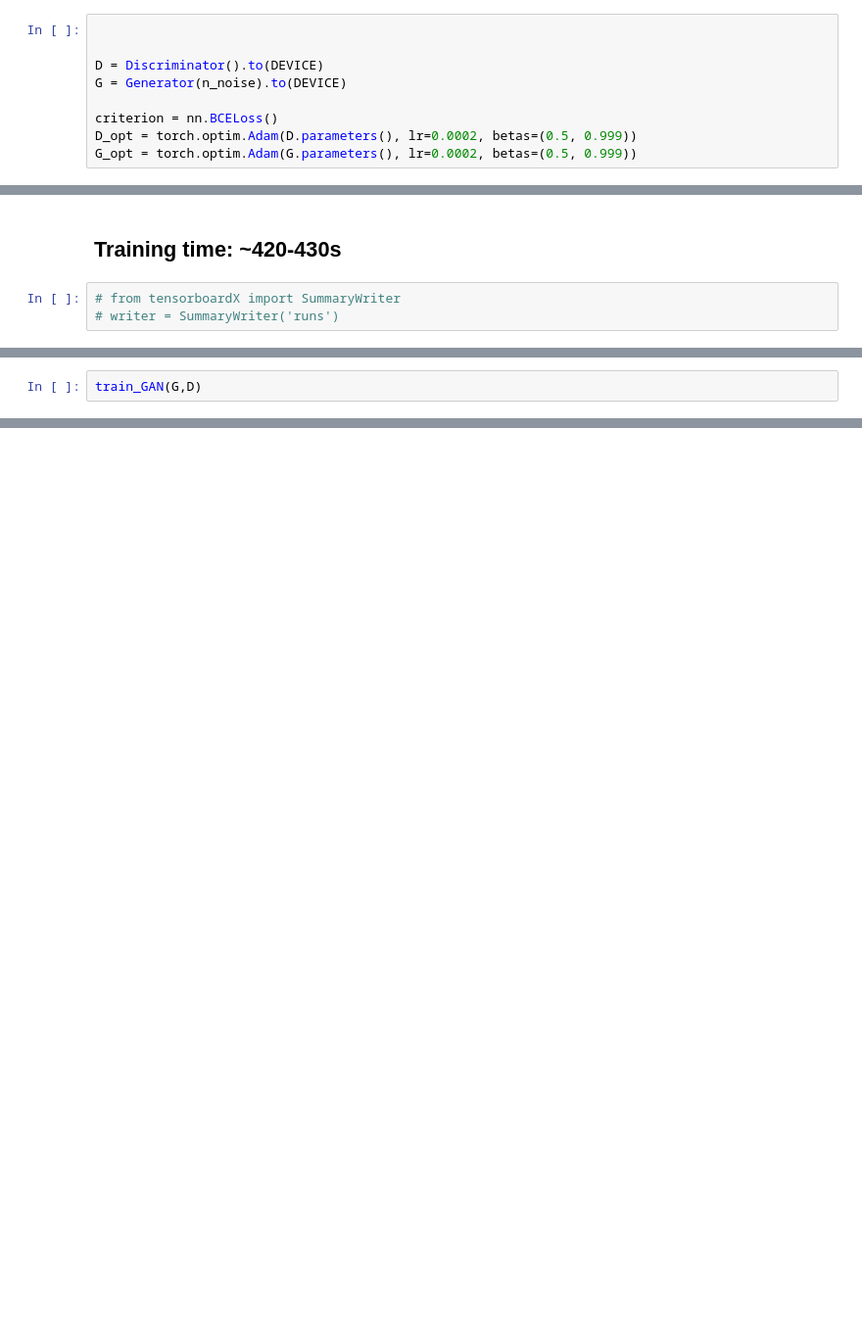
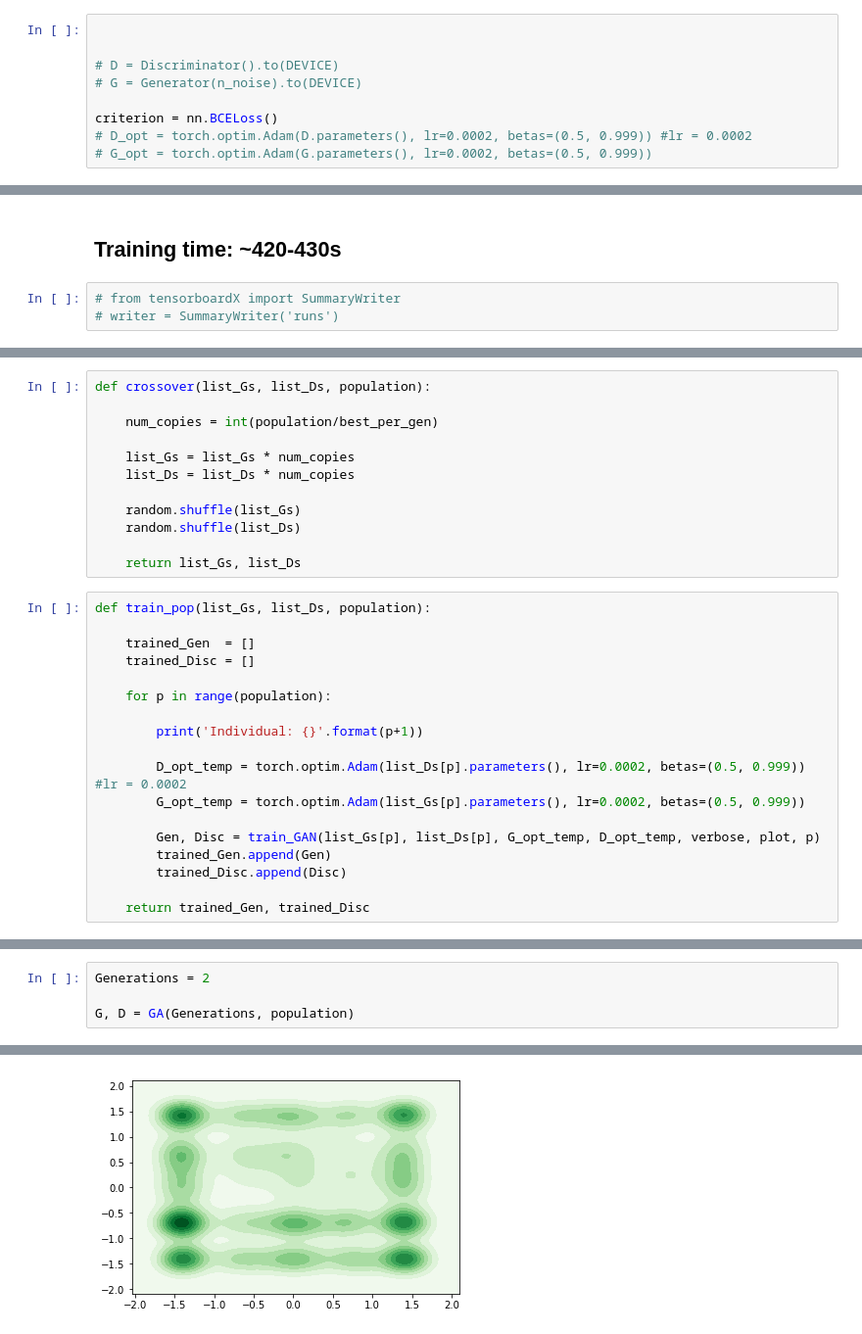
Before and after one commit to kiniavinash/GANwithGA, a Jupyter notebook: code/GAN.ipynb, the cells around one changed output, grey strips where cells are left out. Shown: that part at 98% size. Cells and saved outputs as stored; diff of their text form; blank space fills up the shorter version.

```diff
--- a/code/GAN.ipynb
+++ b/code/GAN.ipynb
@@ -156,12 +174,12 @@ def inf_train_gen():
 # %%
 
 
-D = Discriminator().to(DEVICE)
-G = Generator(n_noise).to(DEVICE)
+# D = Discriminator().to(DEVICE)
+# G = Generator(n_noise).to(DEVICE)
 
 criterion = nn.BCELoss()
-D_opt = torch.optim.Adam(D.parameters(), lr=0.0002, betas=(0.5, 0.999))
-G_opt = torch.optim.Adam(G.parameters(), lr=0.0002, betas=(0.5, 0.999))
+# D_opt = torch.optim.Adam(D.parameters(), lr=0.0002, betas=(0.5, 0.999)) #lr = 0.0002
+# G_opt = torch.optim.Adam(G.parameters(), lr=0.0002, betas=(0.5, 0.999))
 # %%
 D_labels = torch.ones(BATCH_SIZE, 1).to(DEVICE) # Discriminator Label to real
 D_fakes = torch.zeros(BATCH_SIZE, 1).to(DEVICE) # Discriminator Label to fake
@@ -236,2 +266,0 @@ def train_GAN(Gen, Disc):
-# %%
-train_GAN(G,D)
@@ -253,0 +372,30 @@ Epoch: 26/100, Step: 2500, D Loss: 1.2977910041809082, G Loss: 0.825579285621643
+# %%
+def crossover(list_Gs, list_Ds, population):
+
+    num_copies = int(population/best_per_gen)
+
+    list_Gs = list_Gs * num_copies
+    list_Ds = list_Ds * num_copies
+
+    random.shuffle(list_Gs)
+    random.shuffle(list_Ds)
+
+    return list_Gs, list_Ds
+# %%
+def train_pop(list_Gs, list_Ds, population):
+
+    trained_Gen  = []
+    trained_Disc = []
+
+    for p in range(population):
+
+        print('Individual: {}'.format(p+1))
+
+        D_opt_temp = torch.optim.Adam(list_Ds[p].parameters(), lr=0.0002, betas=(0.5, 0.999)) #lr = 0.0002
+        G_opt_temp = torch.optim.Adam(list_Gs[p].parameters(), lr=0.0002, betas=(0.5, 0.999))
+
+        Gen, Disc = train_GAN(list_Gs[p], list_Ds[p], G_opt_temp, D_opt_temp, verbose, plot, p)
+        trained_Gen.append(Gen)
+        trained_Disc.append(Disc)
+
+    return trained_Gen, trained_Disc
@@ -253,0 +450,5 @@ Epoch: 26/100, Step: 2500, D Loss: 1.2977910041809082, G Loss: 0.825579285621643
+# %%
+Generations = 2
+
+G, D = GA(Generations, population)
+# %% [output]
@@ -253,0 +472 @@ Epoch: 26/100, Step: 2500, D Loss: 1.2977910041809082, G Loss: 0.825579285621643
+[figure, added]
```
Also changed, not shown: parts of 21 cells of this notebook.
